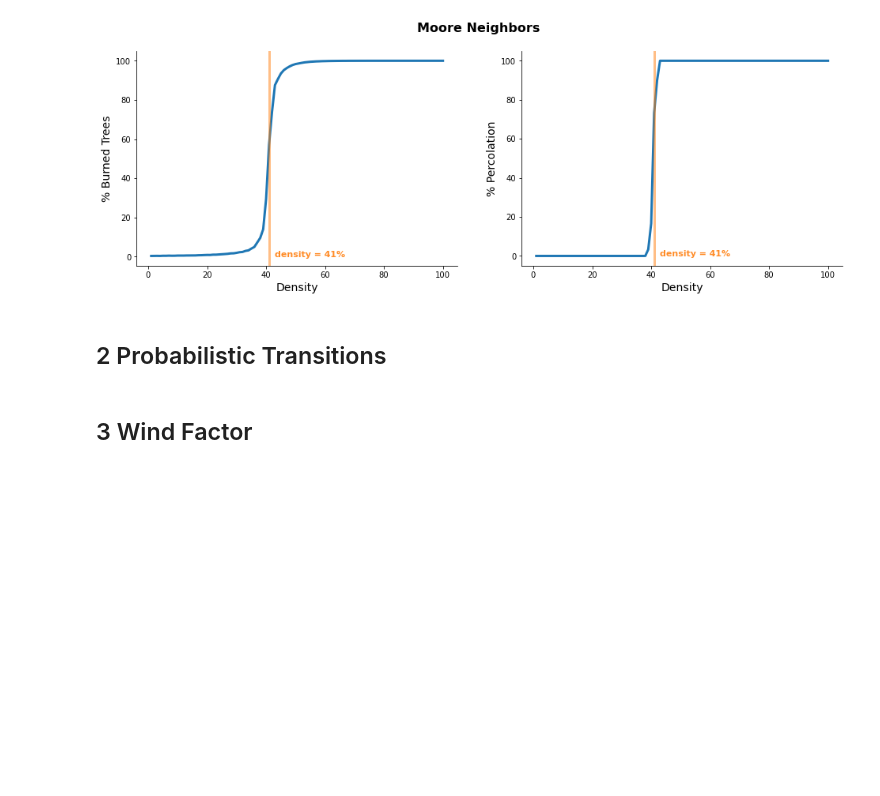
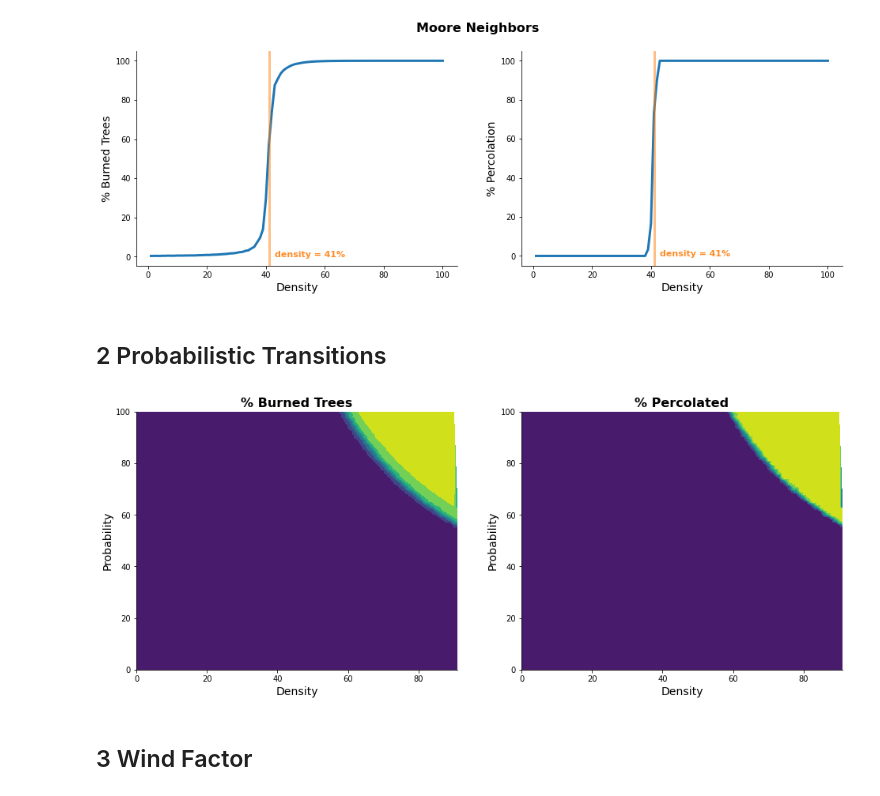
Before and after one commit to leolorenzoii/percolation_diffusion, a Jupyter notebook: notebooks/03_Fire_Model_Extensions.ipynb, the cells around one changed output. Drawn from its saved outputs; the diff is of its cells as text; code cells hidden in the pictures; blank space fills up the shorter version.

```diff
--- a/notebooks/03_Fire_Model_Extensions.ipynb
+++ b/notebooks/03_Fire_Model_Extensions.ipynb
@@ -91,6 +143,51 @@ fig.suptitle("Moore Neighbors", fontsize=16, weight='bold');
 [figure]
 # %% [markdown]
 ## 2 Probabilistic Transitions
+# %%
+# Set results path and column names
+prob_path = '../results/density-prob.csv'
+col_names = ['run_number', 'density', 'moore', 'probability_transmission',
+             'step', 'pct_burned_trees', 'percolated']
+
+# Read csv then change column names
+prob_results = pd.read_csv(prob_path, skiprows=6)
+prob_results.columns = col_names
+prob_results.loc[:, 'pct_burned_trees'] = prob_results.pct_burned_trees.replace('<RuntimePrimitiveException>', '0').astype(float)
+# %%
+# Get percolation and burned_tree results
+prob_percolation = (prob_results.groupby(
+    ['run_number', 'density', 'probability_transmission'], as_index=False)
+                    .percolated.max()
+                    .groupby(['density', 'probability_transmission'])
+                    .percolated.mean() * 100).to_frame().reset_index()
+prob_bt = (prob_results.groupby(
+    ['run_number', 'density', 'probability_transmission'], as_index=False)
+           .pct_burned_trees.max()
+           .groupby(['density', 'probability_transmission'])
+           .pct_burned_trees.mean().to_frame().reset_index())
+# %%
+# Initialize figure
+fig, axes = plt.subplots(1, 2, figsize=(16, 6))
+
+# Generate contour plots
+axes[0].tricontourf(prob_bt.density,
+                    prob_bt.probability_transmission,
+                    prob_bt.pct_burned_trees)
+axes[1].tricontourf(prob_percolation.density,
+                    prob_percolation.probability_transmission,
+                    prob_percolation.percolated)
+
+# Set axis labels
+for ax in axes:
+    ax.set_ylabel("Probability")
+    ax.set_xlabel("Density")
+axes[0].set_title("% Burned Trees")
+axes[1].set_title("% Percolated")
+
+plt.savefig('../results/plots/prob-dense.png', bbox_inches='tight',
+             transparent=False, facecolor='white', dpi=150);
+# %% [output]
+[figure, added]
 # %% [markdown]
 ## 3 Wind Factor
 # %% [markdown]
```
Also changed, not shown: parts of 13 cells of this notebook, 1 other file.
